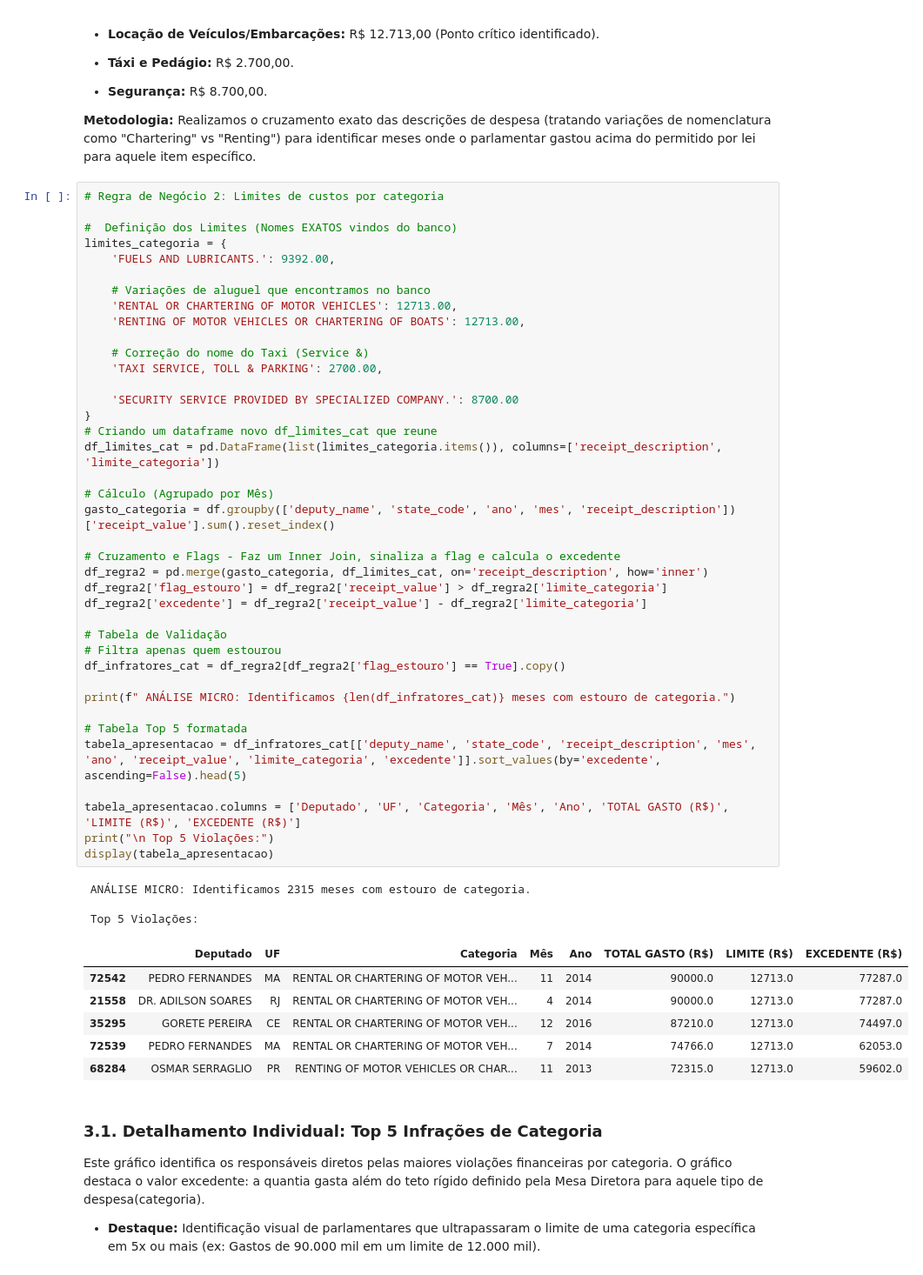
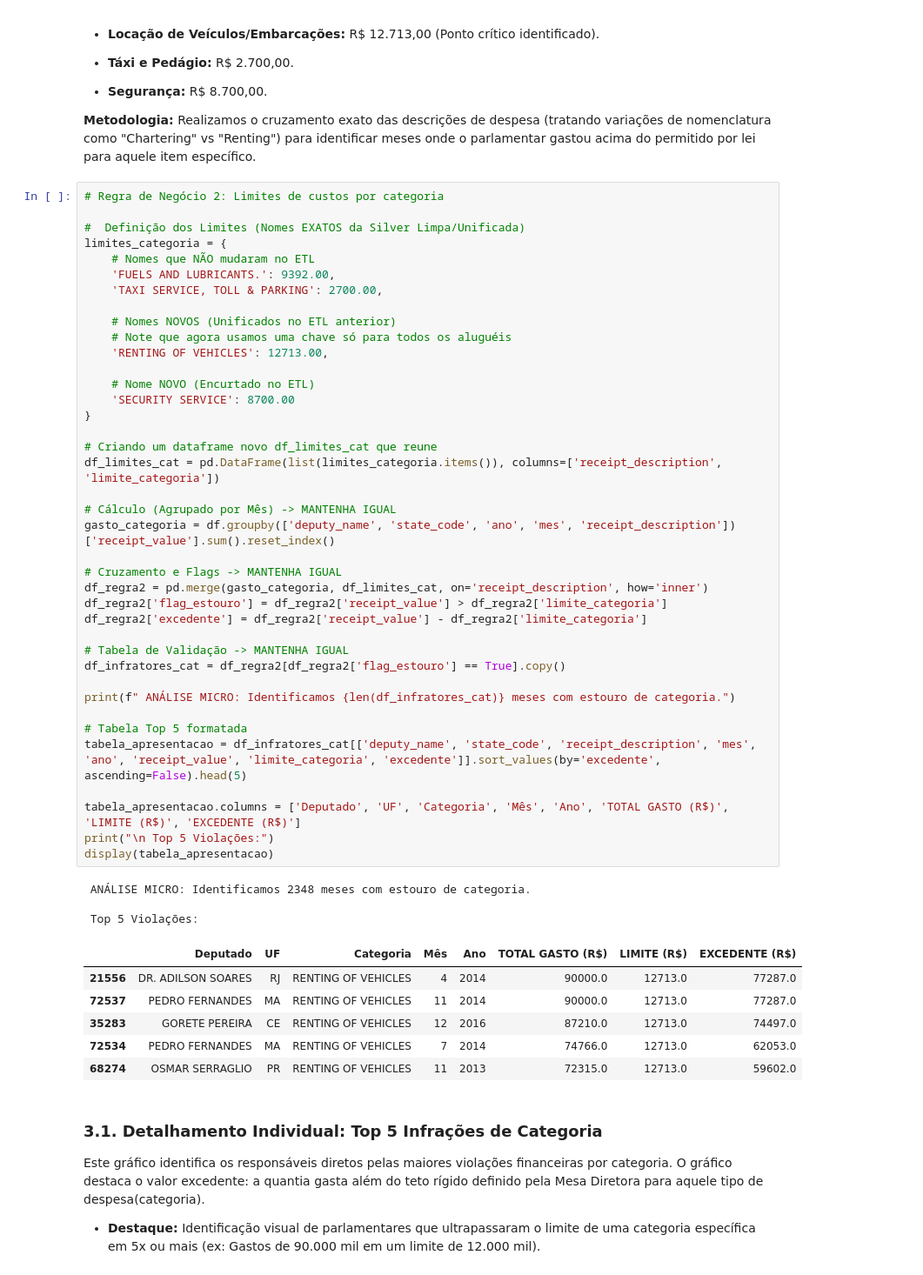
Before and after one commit to zlimaz/ceap-data-warehouse, a Jupyter notebook: data layer/silver/analytcs.ipynb, the cells around one changed output. Shown at 87% size. Drawn from its saved outputs; the diff is of its cells as text.

```diff
--- a/data layer/silver/analytcs.ipynb
+++ b/data layer/silver/analytcs.ipynb
@@ -174,52 +174,52 @@ Realizamos o cruzamento exato das descrições de despesa (tratando variações
 # %%
 # Regra de Negócio 2: Limites de custos por categoria
 
-#  Definição dos Limites (Nomes EXATOS vindos do banco)
+#  Definição dos Limites (Nomes EXATOS da Silver Limpa/Unificada)
 limites_categoria = {
+    # Nomes que NÃO mudaram no ETL
     'FUELS AND LUBRICANTS.': 9392.00,
-
-    # Variações de aluguel que encontramos no banco
-    'RENTAL OR CHARTERING OF MOTOR VEHICLES': 12713.00,
-    'RENTING OF MOTOR VEHICLES OR CHARTERING OF BOATS': 12713.00,
-
-    # Correção do nome do Taxi (Service &)
     'TAXI SERVICE, TOLL & PARKING': 2700.00,
 
-    'SECURITY SERVICE PROVIDED BY SPECIALIZED COMPANY.': 8700.00
+    # Nomes NOVOS (Unificados no ETL anterior)
+    # Note que agora usamos uma chave só para todos os aluguéis
+    'RENTING OF VEHICLES': 12713.00,
+
+    # Nome NOVO (Encurtado no ETL)
+    'SECURITY SERVICE': 8700.00
 }
+
 # Criando um dataframe novo df_limites_cat que reune
 df_limites_cat = pd.DataFrame(list(limites_categoria.items()), columns=['receipt_description', 'limite_categoria'])
 
-# Cálculo (Agrupado por Mês)
+# Cálculo (Agrupado por Mês) -> MANTENHA IGUAL
 gasto_categoria = df.groupby(['deputy_name', 'state_code', 'ano', 'mes', 'receipt_description'])['receipt_value'].sum().reset_index()
 
-# Cruzamento e Flags - Faz um Inner Join, sinaliza a flag e calcula o excedente
+# Cruzamento e Flags -> MANTENHA IGUAL
 df_regra2 = pd.merge(gasto_categoria, df_limites_cat, on='receipt_description', how='inner')
 df_regra2['flag_estouro'] = df_regra2['receipt_value'] > df_regra2['limite_categoria']
 df_regra2['excedente'] = df_regra2['receipt_value'] - df_regra2['limite_categoria']
 
-# Tabela de Validação
-# Filtra apenas quem estourou
+# Tabela de Validação -> MANTENHA IGUAL
 df_infratores_cat = df_regra2[df_regra2['flag_estouro'] == True].copy()
 
 print(f" ANÁLISE MICRO: Identificamos {len(df_infratores_cat)} meses com estouro de categoria.")
 
 # Tabela Top 5 formatada
 tabela_apresentacao = df_infratores_cat[['deputy_name', 'state_code', 'receipt_description', 'mes', 'ano', 'receipt_value', 'limite_categoria', 'excedente']].sort_values(by='excedente', ascending=False).head(5)
 
 tabela_apresentacao.columns = ['Deputado', 'UF', 'Categoria', 'Mês', 'Ano', 'TOTAL GASTO (R$)', 'LIMITE (R$)', 'EXCEDENTE (R$)']
 print("\n Top 5 Violações:")
 display(tabela_apresentacao)
 # %% [output]
- ANÁLISE MICRO: Identificamos 2315 meses com estouro de categoria.
+ ANÁLISE MICRO: Identificamos 2348 meses com estouro de categoria.
 
  Top 5 Violações:
 |  | Deputado | UF | Categoria | Mês | Ano | TOTAL GASTO (R$) | LIMITE (R$) | EXCEDENTE (R$) |
-| 72542 | PEDRO FERNANDES | MA | RENTAL OR CHARTERING OF MOTOR VEH... | 11 | 2014 | 90000.0 | 12713.0 | 77287.0 |
-| 21558 | DR. ADILSON SOARES | RJ | RENTAL OR CHARTERING OF MOTOR VEH... | 4 | 2014 | 90000.0 | 12713.0 | 77287.0 |
-| 35295 | GORETE PEREIRA | CE | RENTAL OR CHARTERING OF MOTOR VEH... | 12 | 2016 | 87210.0 | 12713.0 | 74497.0 |
-| 72539 | PEDRO FERNANDES | MA | RENTAL OR CHARTERING OF MOTOR VEH... | 7 | 2014 | 74766.0 | 12713.0 | 62053.0 |
-| 68284 | OSMAR SERRAGLIO | PR | RENTING OF MOTOR VEHICLES OR CHAR... | 11 | 2013 | 72315.0 | 12713.0 | 59602.0 |
+| 21556 | DR. ADILSON SOARES | RJ | RENTING OF VEHICLES | 4 | 2014 | 90000.0 | 12713.0 | 77287.0 |
+| 72537 | PEDRO FERNANDES | MA | RENTING OF VEHICLES | 11 | 2014 | 90000.0 | 12713.0 | 77287.0 |
+| 35283 | GORETE PEREIRA | CE | RENTING OF VEHICLES | 12 | 2016 | 87210.0 | 12713.0 | 74497.0 |
+| 72534 | PEDRO FERNANDES | MA | RENTING OF VEHICLES | 7 | 2014 | 74766.0 | 12713.0 | 62053.0 |
+| 68274 | OSMAR SERRAGLIO | PR | RENTING OF VEHICLES | 11 | 2013 | 72315.0 | 12713.0 | 59602.0 |
 # %% [markdown]
 ### 3.1. Detalhamento Individual: Top 5 Infrações de Categoria
 
```
Also changed, not shown: parts of 4 cells of this notebook, 1 other file.
